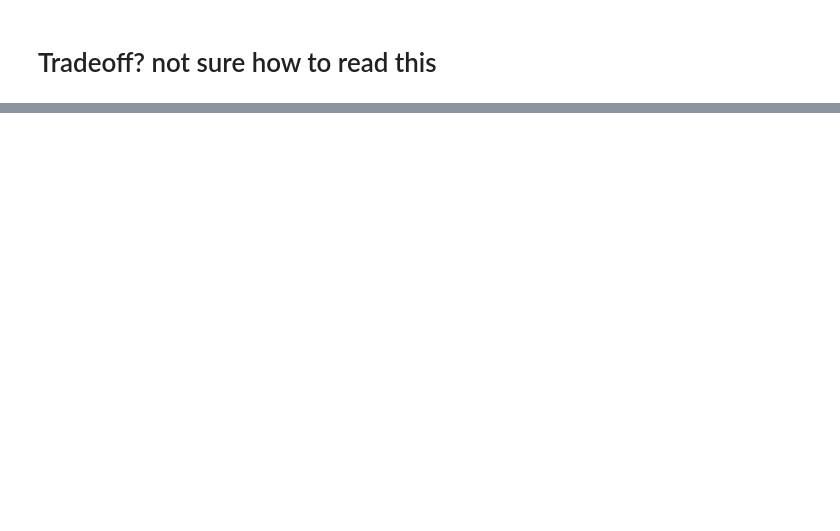
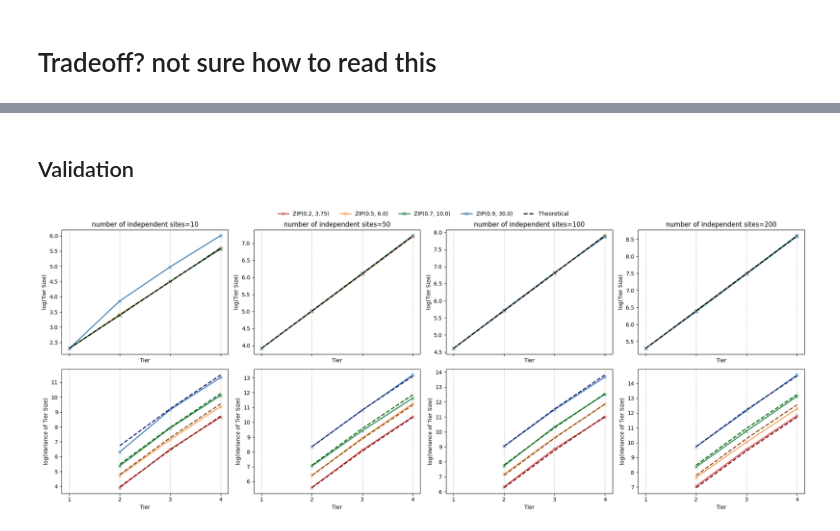
Before and after one commit to jaamestaay/M4R, a Jupyter notebook: data/results_processing.ipynb, the cells around one changed output, grey strips where cells are left out. Cells and saved outputs as stored; diff of their text form; code cells hidden in the pictures; blank space fills up the shorter version.

```diff
--- a/data/results_processing.ipynb
+++ b/data/results_processing.ipynb
@@ -447,0 +386,67 @@ prob: 0.9, lambda: 100.00000000000003
+# %% [markdown]
+## Validation
+# %%
+sizes = pd.read_csv("experiment2/postprocessing/exp2_combined_sizes.csv")
+
+fig, axes = plt.subplots(
+    2,
+    len(sites_vals),
+    figsize=(5 * len(sites_vals), 8),
+    sharex=True
+)
+
+theoretical_colors = ["black", "maroon", "saddlebrown", "darkgreen", "midnightblue"]
+
+for j, sites_val in enumerate(sites_vals):
+    d = sizes[
+        (sizes["independent_sites"] == sites_val)
+    ].copy()
+
+    if d.empty:
+        axes[0, j].set_visible(False)
+        continue
+
+    methods = d["site_dep_param"].unique()
+    for k, m in enumerate(methods):
+        p, lam = list(float(x) for x in m[4:-1].split(', '))
+        dm = d[d["site_dep_param"] == m]
+        grouped = dm.groupby("current tier")["size"]
+        mean = np.log(grouped.mean())
+        var = np.log(grouped.var())
+        x = mean.index.values
+        color = colors[k+1]
+        axes[0, j].plot(x, mean.values, marker="x", color=color, linewidth=2, label=m)
+        axes[1, j].plot(x, var.values, marker='x', color=color, linewidth=2, label=m)
+
+        # Theoretical Values
+        x = np.array([1, 2, 3, 4])
+        ### If lambda(1-p) = mu, mu = 3 != 1
+        mean = np.log((1-p)*lam)
+        var = np.log((1-p)*lam + p*(1-p)*lam**2)
+        variances = np.log(sites_val) + var + (x[1:]-2)*mean + np.log(np.exp(mean)**(x[1:]-1) - 1) - np.log(np.exp(mean)- 1)
+        axes[1, j].plot(x[1:], variances, color=theoretical_colors[k+1], linestyle="--", linewidth=2)
+    axes[0, j].plot(x, np.log(sites_val) + (x-1)*mean, color=theoretical_colors[0], linestyle="--", linewidth=2, label='Theoretical')
+    axes[0, j].set_title(f"number of independent sites={sites_val}")
+    axes[0, j].set_xlabel("Tier")
+    axes[0, j].set_ylabel("log(Tier Size)")
+    axes[1, j].set_xlabel("Tier")
+    axes[1, j].set_ylabel("log(Variance of Tier Size)")
+    axes[1, j].set_xticks([1, 2, 3, 4])
+    for x in [1, 2, 3, 4]:
+        axes[0, j].axvline(x, linestyle="--", linewidth=1, alpha=0.4, color="grey")
+        axes[1, j].axvline(x, linestyle="--", linewidth=1, alpha=0.4, color="grey")
+
+handles, labels = axes[0, 0].get_legend_handles_labels()
+fig.legend(
+    handles,
+    labels,
+    loc="upper center",
+    bbox_to_anchor=(0.5, 1),
+    ncol=5,
+    frameon=False
+)
+
+plt.tight_layout(rect=[0, 0, 1, 0.97])
+plt.show()
+# %% [output]
+[figure, added]
```
Also changed, not shown: parts of 12 cells of this notebook, 19 other files.
